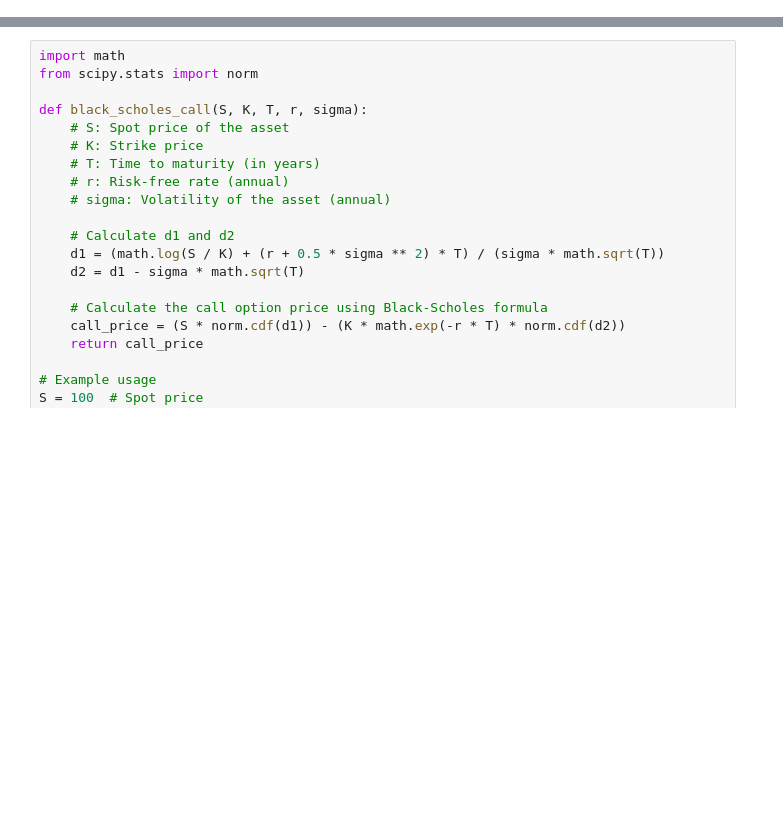
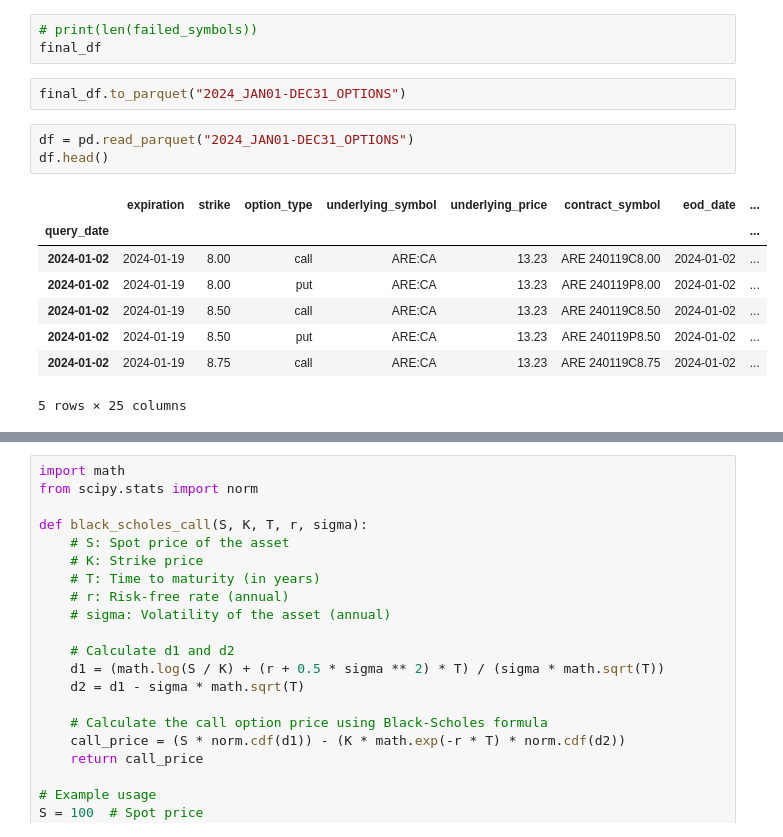
Before and after one commit to 3752V/CA-options-pricing, a Jupyter notebook: black-scholes.ipynb, the cells around one changed output, grey strips where cells are left out. Saved outputs shown, nothing was run; the diff lists cells and outputs as text; blank space fills up the shorter version.

```diff
--- a/black-scholes.ipynb
+++ b/black-scholes.ipynb
@@ -20,3 +216,20 @@ annualized_volatility = price_df["change_percent"].std() * math.sqrt(250) #250 c
+# %%
+# print(len(failed_symbols))
+final_df
+# %%
+final_df.to_parquet("2024_JAN01-DEC31_OPTIONS")
+# %%
+df = pd.read_parquet("2024_JAN01-DEC31_OPTIONS")
+df.head()
+# %% [output]
+|  | expiration | strike | option_type | underlying_symbol | underlying_price | contract_symbol | eod_date | ... |
+| query_date |  |  |  |  |  |  |  | ... |
+| 2024-01-02 | 2024-01-19 | 8.00 | call | ARE:CA | 13.23 | ARE 240119C8.00 | 2024-01-02 | ... |
+| 2024-01-02 | 2024-01-19 | 8.00 | put | ARE:CA | 13.23 | ARE 240119P8.00 | 2024-01-02 | ... |
+| 2024-01-02 | 2024-01-19 | 8.50 | call | ARE:CA | 13.23 | ARE 240119C8.50 | 2024-01-02 | ... |
+| 2024-01-02 | 2024-01-19 | 8.50 | put | ARE:CA | 13.23 | ARE 240119P8.50 | 2024-01-02 | ... |
+| 2024-01-02 | 2024-01-19 | 8.75 | call | ARE:CA | 13.23 | ARE 240119C8.75 | 2024-01-02 | ... |
+5 rows × 25 columns
 # %%
 [opt for opt in options.results.open_interest if opt > 0]
 df = options.results.dataframe
```
Also changed, not shown: parts of 11 cells of this notebook, 3 other files.
